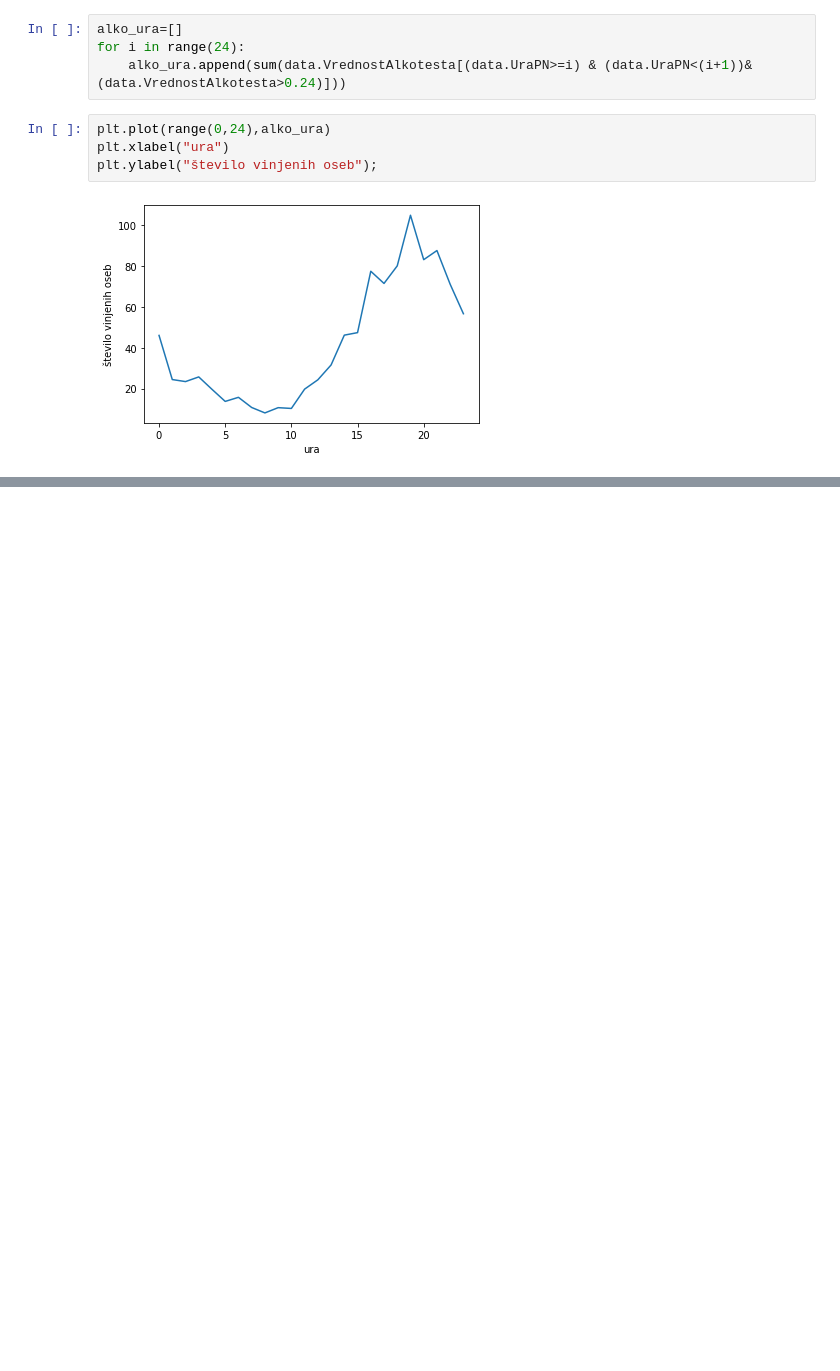
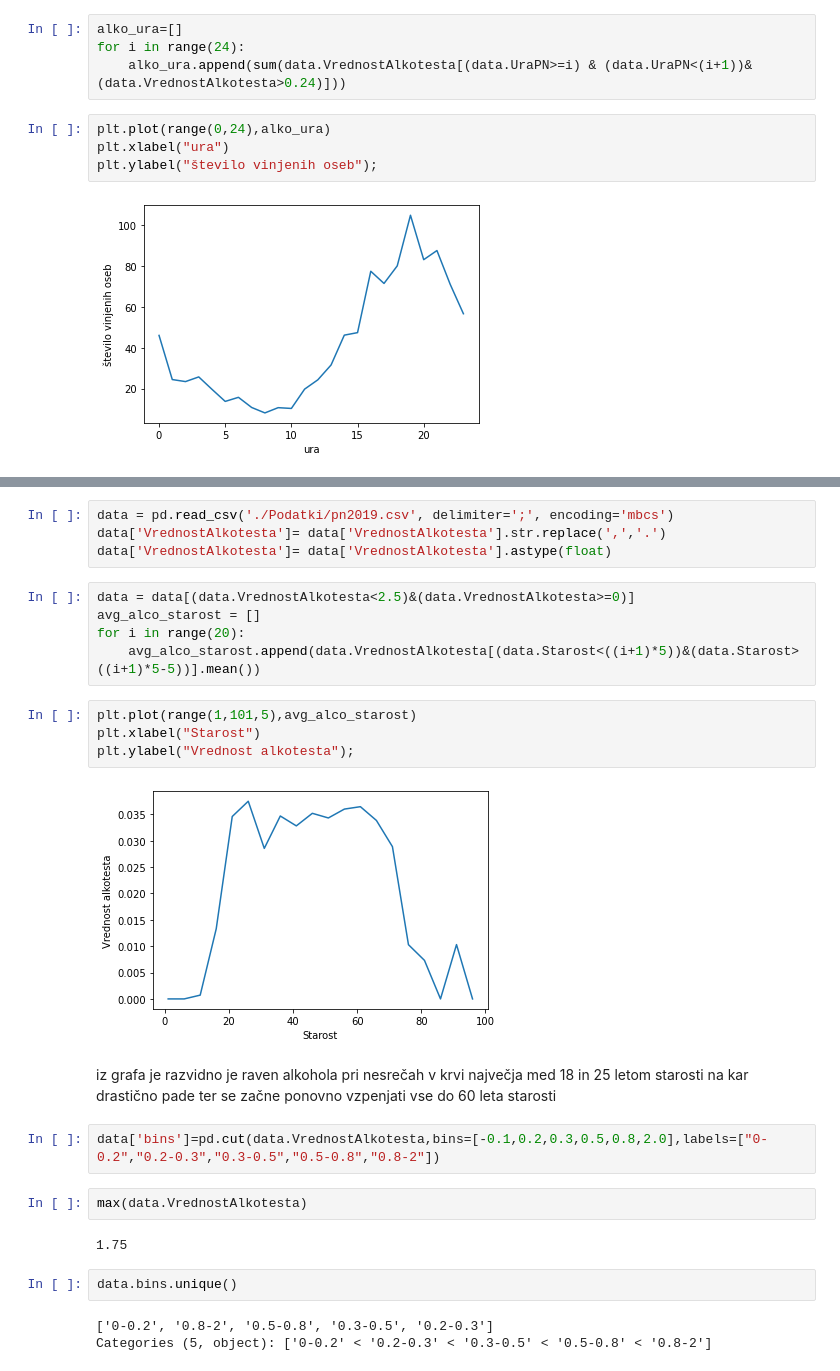
Before and after one commit to urssa/PR21AHJZMPVTBUS, a Jupyter notebook: osnutek_Tevz-dodan_VrednostAlkotesta.ipynb, the cells around one changed output, grey strips where cells are left out. Cells and saved outputs as stored; diff of their text form; blank space fills up the shorter version.

Commit message:
Update osnutek_Tevz-dodan_VrednostAlkotesta.ipynb
dodanih nekaj grafov

```diff
--- a/osnutek_Tevz-dodan_VrednostAlkotesta.ipynb
+++ b/osnutek_Tevz-dodan_VrednostAlkotesta.ipynb
@@ -282,0 +376,28 @@ plt.ylabel("število vinjenih oseb");
+# %%
+data = pd.read_csv('./Podatki/pn2019.csv', delimiter=';', encoding='mbcs')
+data['VrednostAlkotesta']= data['VrednostAlkotesta'].str.replace(',','.')
+data['VrednostAlkotesta']= data['VrednostAlkotesta'].astype(float)
+# %%
+data = data[(data.VrednostAlkotesta<2.5)&(data.VrednostAlkotesta>=0)]
+avg_alco_starost = []
+for i in range(20):
+    avg_alco_starost.append(data.VrednostAlkotesta[(data.Starost<((i+1)*5))&(data.Starost>((i+1)*5-5))].mean())
+# %%
+plt.plot(range(1,101,5),avg_alco_starost)
+plt.xlabel("Starost")
+plt.ylabel("Vrednost alkotesta");
+# %% [output]
+[figure, added]
+# %% [markdown]
+iz grafa je razvidno je raven alkohola pri nesrečah v krvi največja med 18 in 25 letom starosti na kar drastično pade ter se začne ponovno vzpenjati vse do 60 leta starosti
+# %%
+data['bins']=pd.cut(data.VrednostAlkotesta,bins=[-0.1,0.2,0.3,0.5,0.8,2.0],labels=["0-0.2","0.2-0.3","0.3-0.5","0.5-0.8","0.8-2"])
+# %%
+max(data.VrednostAlkotesta)
+# %% [output]
+1.75
+# %%
+data.bins.unique()
+# %% [output]
+['0-0.2', '0.8-2', '0.5-0.8', '0.3-0.5', '0.2-0.3']
+Categories (5, object): ['0-0.2' < '0.2-0.3' < '0.3-0.5' < '0.5-0.8' < '0.8-2']
```
Also changed, not shown: parts of 15 cells of this notebook.
